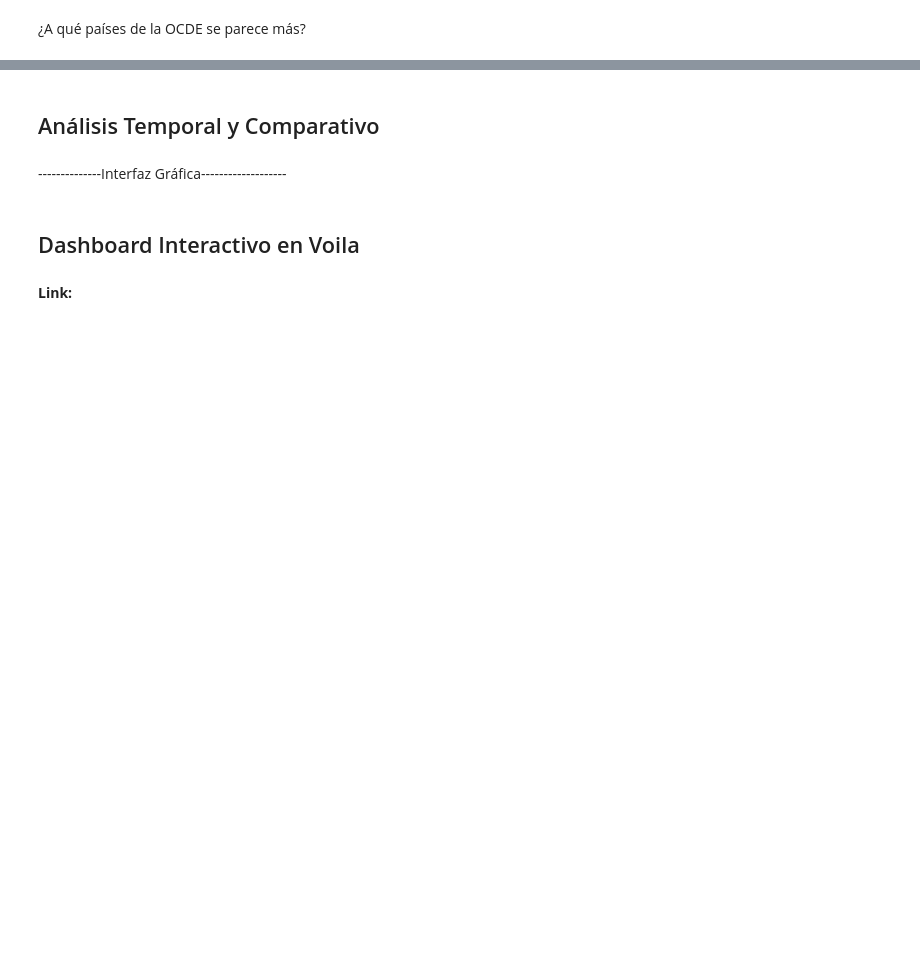
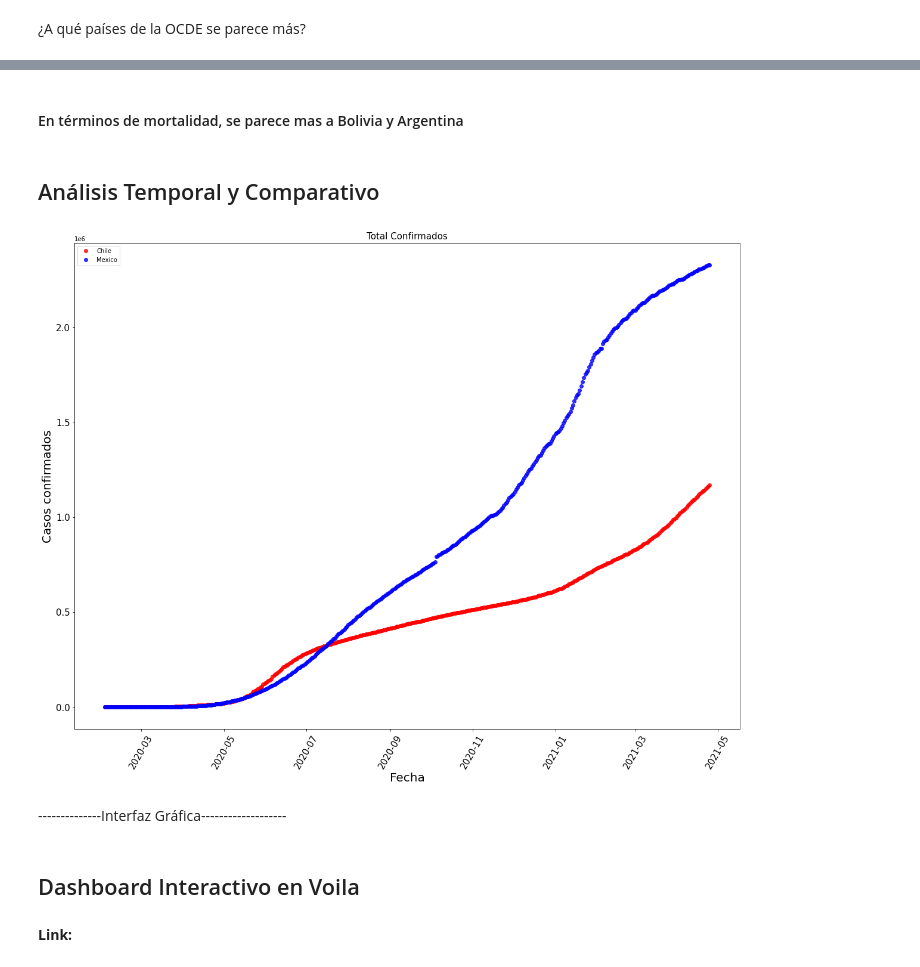
Before and after one commit to Valrojo/ProyectoCompCientifica, a Jupyter notebook: unidad1/info147_tarea1.ipynb, the cells around one changed output, grey strips where cells are left out. Drawn from its saved outputs; the diff is of its cells as text; code cells hidden in the pictures; blank space fills up the shorter version.

Commit message:
analisis

```diff
--- a/unidad1/info147_tarea1.ipynb
+++ b/unidad1/info147_tarea1.ipynb
@@ -397,5 +566,32 @@ dtype: float64
+# %% [markdown]
+#### En términos de mortalidad, se parece mas a Bolivia y Argentina
 # %% [markdown]
 ## Análisis Temporal y Comparativo
+# %%
+df1 = covid19_confirmados.groupby('Country/Region').sum().reset_index()
+
+k = df1[df1['Country/Region']=='Chile'].loc[:,'2/3/20':]
+chile_confirmados = k.values.tolist()[0]
+k = df1[df1['Country/Region']=='Mexico'].loc[:,'2/3/20':]
+mexico_confirmados = k.values.tolist()[0]
+
+dates = list(covid19_confirmados.columns[4:])
+dates = list(pd.to_datetime(dates))
+dates_chile = dates[8:]
+
+plt.figure(figsize= (20,15))
+plt.xticks(rotation = 60 ,fontsize = 15)
+plt.yticks(fontsize = 15)
+plt.xlabel("Fecha",fontsize = 20)
+plt.ylabel('Casos confirmados',fontsize = 20)
+plt.title("Total Confirmados" , fontsize = 15)
+
+ax1 = plt.plot_date(y=chile_confirmados,x=dates_chile,label = 'Chile',color = 'r', alpha=0.8)
+ax2 = plt.plot_date(y=mexico_confirmados,x=dates_chile,label = 'Mexico',color = 'b', alpha=0.8)
+Analisis
+plt.legend();
+# %% [output]
+[figure, added]
 # %% [markdown]
 --------------Interfaz Gráfica-------------------
 # %% [markdown]
```
Also changed, not shown: parts of 25 cells of this notebook.
